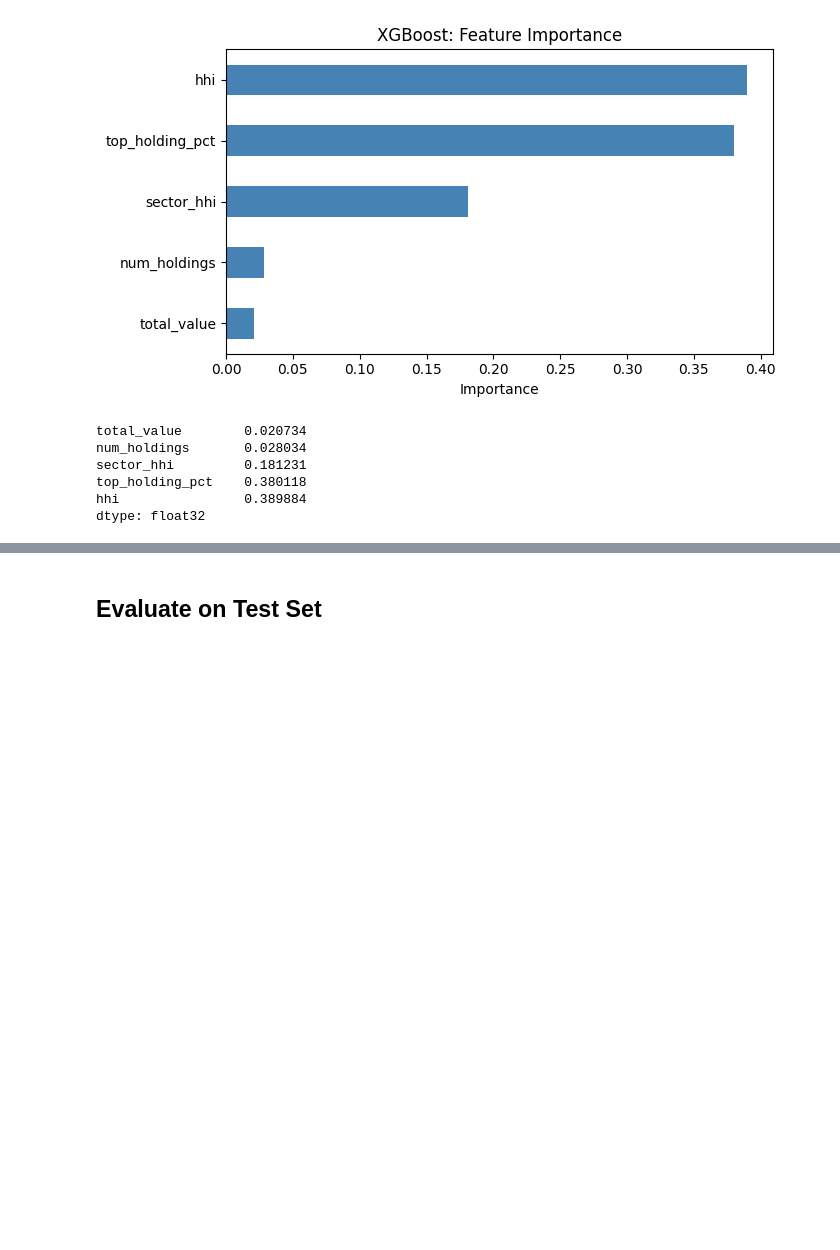
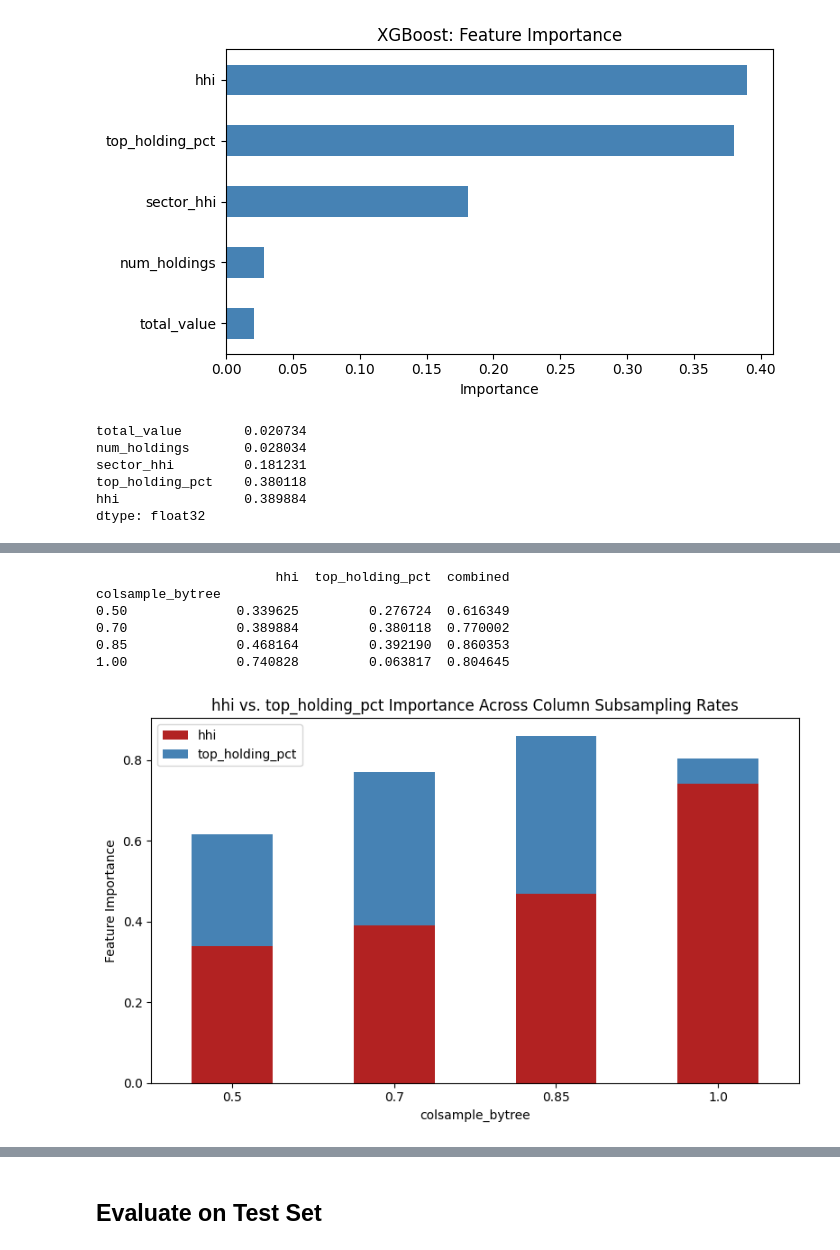
Before and after one commit to GopolangMmutlwaneCaptone/Risk-Concentration-Flagging, a Jupyter notebook: src/models/model2_xgboost.ipynb, the cells around one changed output, grey strips where cells are left out. Saved outputs shown, nothing was run; the diff lists cells and outputs as text; code cells hidden in the pictures; blank space fills up the shorter version.

Commit message:
Add stability check, McNemar's test, and DeLong's test to Model 2 notebook

```diff
--- a/src/models/model2_xgboost.ipynb
+++ b/src/models/model2_xgboost.ipynb
@@ -315,0 +335,33 @@ dtype: float32
+# %%
+results = []
+for csb in [0.5, 0.7, 0.85, 1.0]:
+    m = XGBClassifier(
+        max_depth=3, learning_rate=0.01, n_estimators=50,
+        subsample=0.7, colsample_bytree=csb,
+        scale_pos_weight=scale_pos_weight, random_state=42, eval_metric="logloss"
+    )
+    m.fit(X_train, y_train)
+    imp = pd.Series(m.feature_importances_, index=feature_cols)
+    results.append({"colsample_bytree": csb, "hhi": imp["hhi"], "top_holding_pct": imp["top_holding_pct"]})
+
+results_df = pd.DataFrame(results).set_index("colsample_bytree")
+results_df["combined"] = results_df["hhi"] + results_df["top_holding_pct"]
+print(results_df)
+
+fig, ax = plt.subplots(figsize=(8, 5))
+results_df[["hhi", "top_holding_pct"]].plot(kind="bar", stacked=True, ax=ax, color=["firebrick", "steelblue"])
+ax.set_ylabel("Feature Importance")
+ax.set_xlabel("colsample_bytree")
+ax.set_title("hhi vs. top_holding_pct Importance Across Column Subsampling Rates")
+plt.xticks(rotation=0)
+plt.tight_layout()
+plt.savefig(os.path.join(REPORTS_DIR, "charts", "colsample_stability_check.png"), dpi=100)
+plt.show()
+# %% [output]
+                       hhi  top_holding_pct  combined
+colsample_bytree
+0.50              0.339625         0.276724  0.616349
+0.70              0.389884         0.380118  0.770002
+0.85              0.468164         0.392190  0.860353
+1.00              0.740828         0.063817  0.804645
+[figure, added]
```
Also changed, not shown: parts of 9 cells of this notebook.
